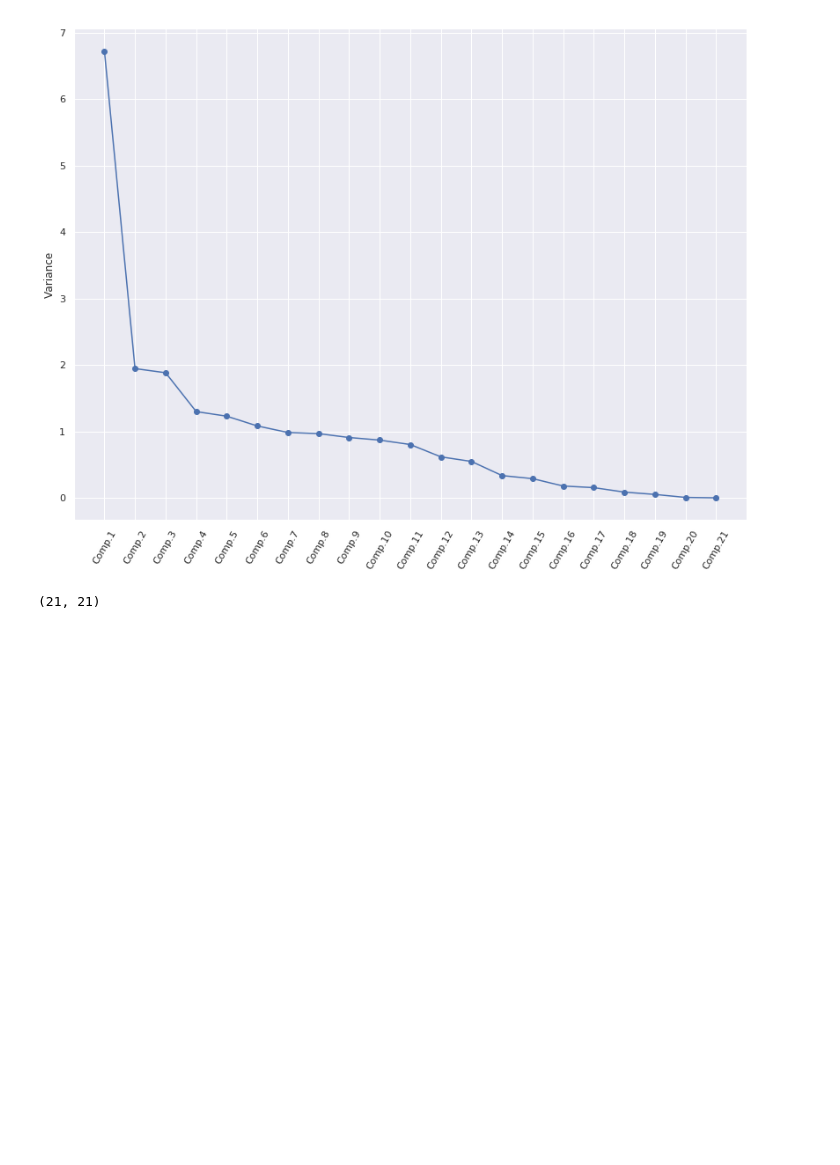
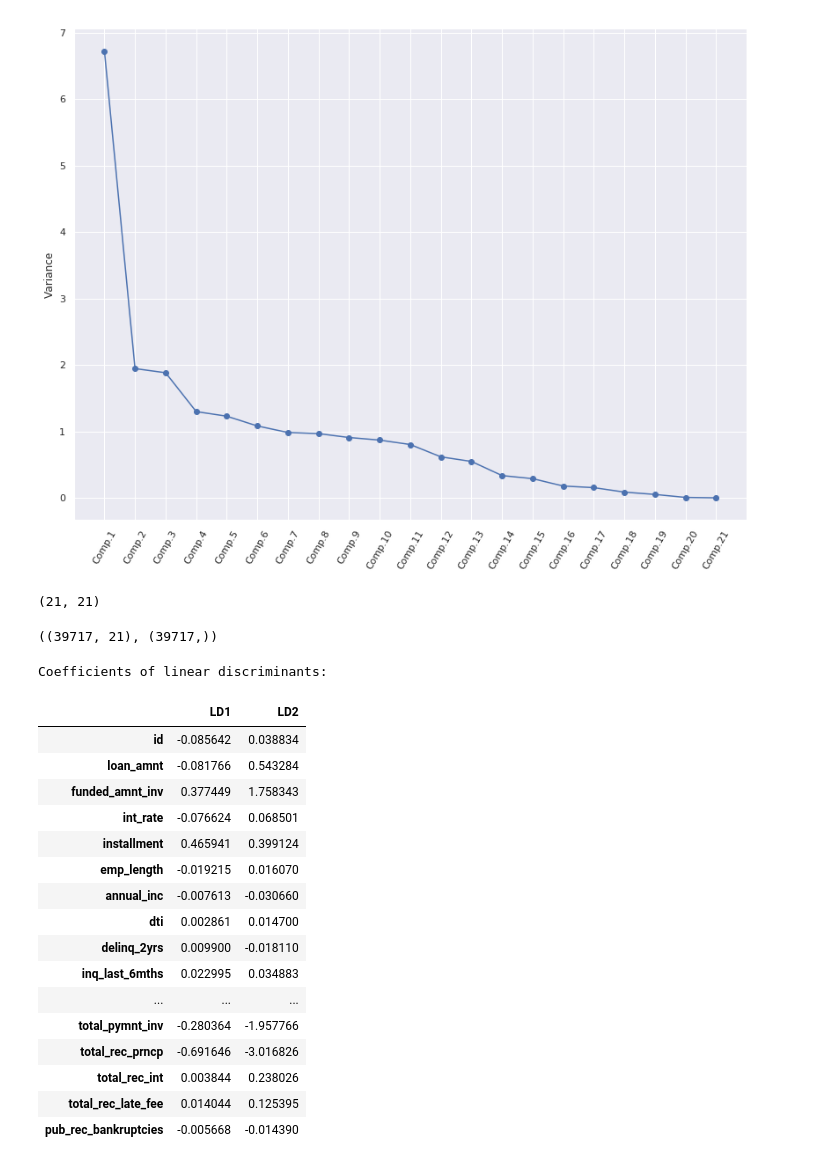
Before and after one commit to abhayace/loan-default-factors, a Jupyter notebook: Loan_Assignment_final.ipynb, the cells around one changed output. Drawn from its saved outputs; the diff is of its cells as text; code cells hidden in the pictures; blank space fills up the shorter version.

```diff
--- a/Loan_Assignment_final.ipynb
+++ b/Loan_Assignment_final.ipynb
@@ -603,2 +603,7 @@ pca.components_.shape
 # %% [output]
 (21, 21)
+# %%
+#X and y have the same shape
+std_df.shape , loans_df['loan_status'].shape
+# %% [output]
+((39717, 21), (39717,))
@@ -604,0 +612,28 @@ pca.components_.shape
+# %%
+def pretty_scalings(lda, X, out=False):
+    ret = pd.DataFrame(lda.scalings_, index=X.columns, columns=["LD"+str(i+1) for i in range(lda.scalings_.shape[1])])
+    if out:
+        print("Coefficients of linear discriminants:")
+        display(ret)
+    return ret
+
+pretty_scalings_ = pretty_scalings(lda, newdf, out=True)
+# %% [output]
+Coefficients of linear discriminants:
+|  | LD1 | LD2 |
+| id | -0.085642 | 0.038834 |
+| loan_amnt | -0.081766 | 0.543284 |
+| funded_amnt_inv | 0.377449 | 1.758343 |
+| int_rate | -0.076624 | 0.068501 |
+| installment | 0.465941 | 0.399124 |
+| emp_length | -0.019215 | 0.016070 |
+| annual_inc | -0.007613 | -0.030660 |
+| dti | 0.002861 | 0.014700 |
+| delinq_2yrs | 0.009900 | -0.018110 |
+| inq_last_6mths | 0.022995 | 0.034883 |
+| ... | ... | ... |
+| total_pymnt_inv | -0.280364 | -1.957766 |
+| total_rec_prncp | -0.691646 | -3.016826 |
+| total_rec_int | 0.003844 | 0.238026 |
+| total_rec_late_fee | 0.014044 | 0.125395 |
+| pub_rec_bankruptcies | -0.005668 | -0.014390 |
```
Also changed, not shown: parts of 7 cells of this notebook.
